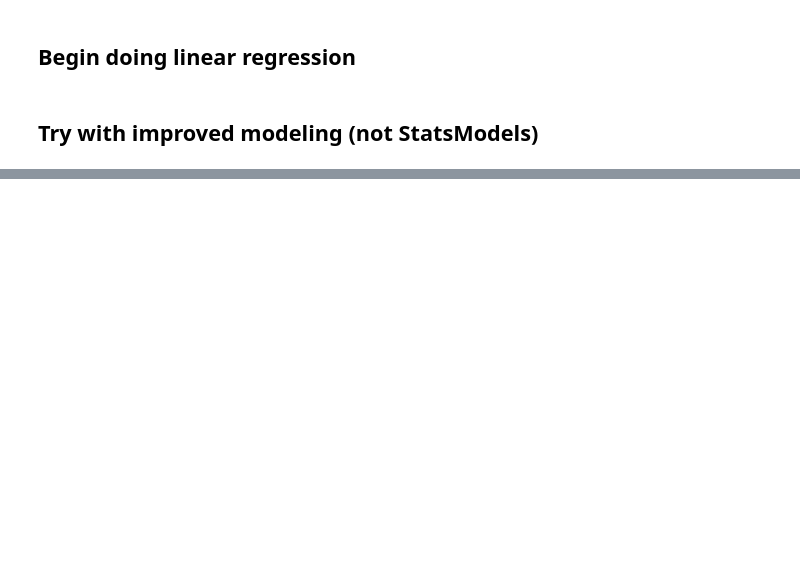
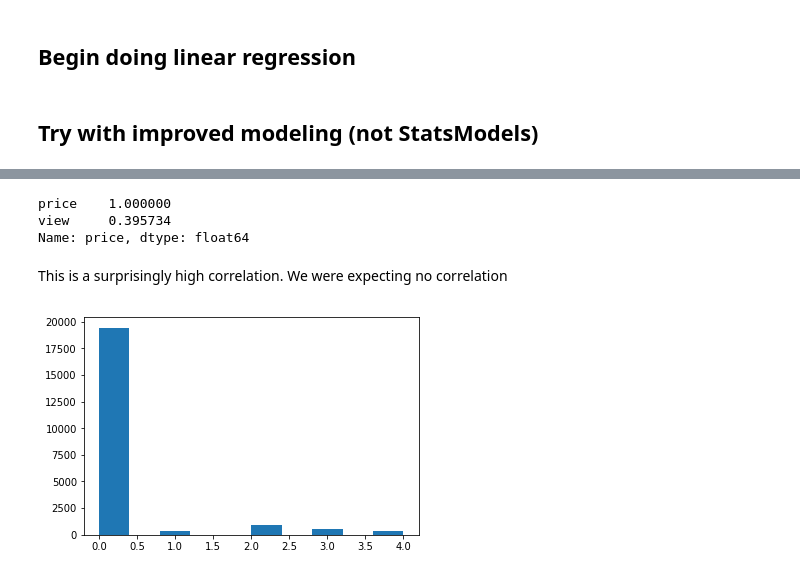
Before and after one commit to dirkstrong1/dsc-v2-mod1-final-project-seattle-ds-080519, a Jupyter notebook: aaron_first_model.ipynb, the cells around one changed output, grey strips where cells are left out. Drawn from its saved outputs; the diff is of its cells as text; code cells hidden in the pictures; blank space fills up the shorter version.

```diff
--- a/aaron_first_model.ipynb
+++ b/aaron_first_model.ipynb
@@ -187,0 +226,3 @@ Index(['x0_98002', 'x0_98003', 'x0_98004', 'x0_98005', 'x0_98006', 'x0_98007',
+# %%
+view_nan_dropped = raw_data.dropna(axis='rows', subset=['view', 'price'])
+view_nan_dropped
@@ -187,0 +248,3 @@ Index(['x0_98002', 'x0_98003', 'x0_98004', 'x0_98005', 'x0_98006', 'x0_98007',
+# %%
+only_view_and_price = view_nan_dropped.filter(['view', 'price'], axis=1)
+only_view_and_price
@@ -187,0 +270,12 @@ Index(['x0_98002', 'x0_98003', 'x0_98004', 'x0_98005', 'x0_98006', 'x0_98007',
+# %%
+only_view_and_price.corr()['price'].sort_values(ascending=False)
+# %% [output]
+price    1.000000
+view     0.395734
+Name: price, dtype: float64
+# %% [markdown]
+This is a surprisingly high correlation. We were expecting no correlation
+# %%
+plt.hist(only_view_and_price['view']);
+# %% [output]
+[figure, added]
```
Also changed, not shown: parts of 37 cells of this notebook.
